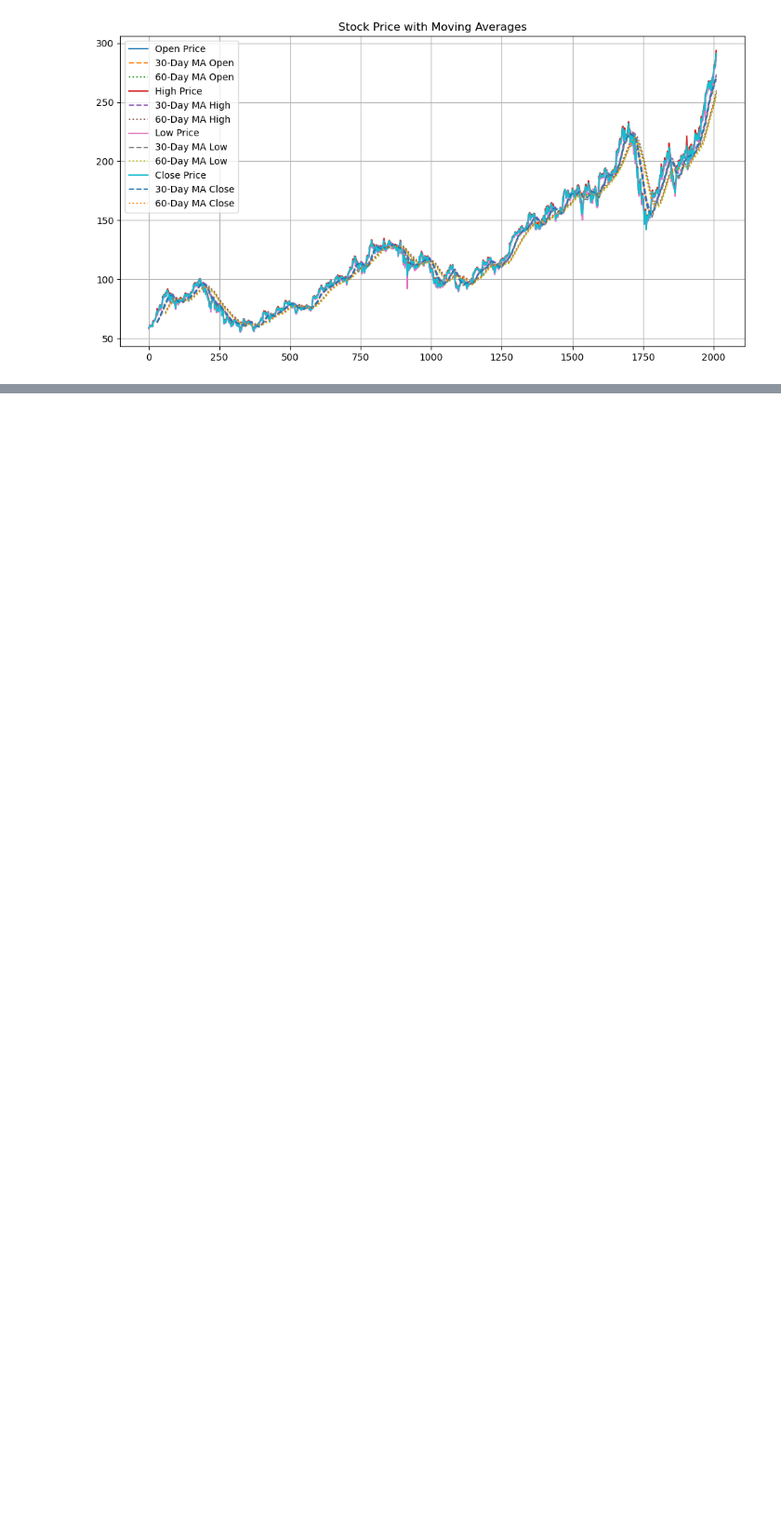
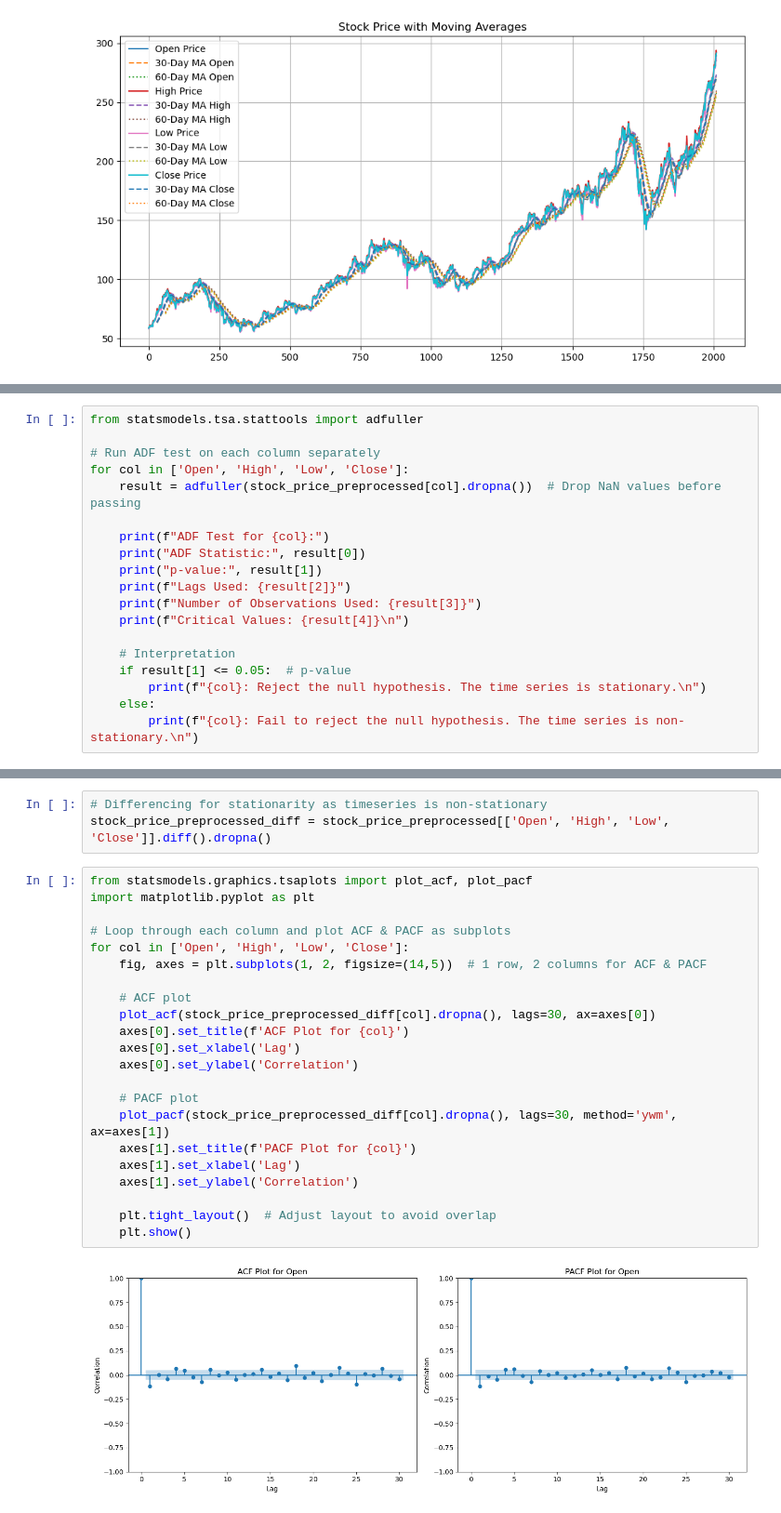
Before and after one commit to nishchalkp/Stock_Market_Analysis, a Jupyter notebook: eda/Exploratory_Data_Analysis.ipynb, the cells around one changed output, grey strips where cells are left out. Shown: that part at 93% size. Drawn from its saved outputs; the diff is of its cells as text; blank space fills up the shorter version.

```diff
--- a/eda/Exploratory_Data_Analysis.ipynb
+++ b/eda/Exploratory_Data_Analysis.ipynb
@@ -168,0 +171,19 @@ stock_price_preprocessed.head(40)
+# %%
+from statsmodels.tsa.stattools import adfuller
+
+# Run ADF test on each column separately
+for col in ['Open', 'High', 'Low', 'Close']:
+    result = adfuller(stock_price_preprocessed[col].dropna())  # Drop NaN values before passing
+
+    print(f"ADF Test for {col}:")
+    print("ADF Statistic:", result[0])
+    print("p-value:", result[1])
+    print(f"Lags Used: {result[2]}")
+    print(f"Number of Observations Used: {result[3]}")
+    print(f"Critical Values: {result[4]}\n")
+
+    # Interpretation
+    if result[1] <= 0.05:  # p-value
+        print(f"{col}: Reject the null hypothesis. The time series is stationary.\n")
+    else:
+        print(f"{col}: Fail to reject the null hypothesis. The time series is non-stationary.\n")
@@ -168,0 +208,27 @@ stock_price_preprocessed.head(40)
+# %%
+# Differencing for stationarity as timeseries is non-stationary
+stock_price_preprocessed_diff = stock_price_preprocessed[['Open', 'High', 'Low', 'Close']].diff().dropna()
+# %%
+from statsmodels.graphics.tsaplots import plot_acf, plot_pacf
+import matplotlib.pyplot as plt
+
+# Loop through each column and plot ACF & PACF as subplots
+for col in ['Open', 'High', 'Low', 'Close']:
+    fig, axes = plt.subplots(1, 2, figsize=(14,5))  # 1 row, 2 columns for ACF & PACF
+
+    # ACF plot
+    plot_acf(stock_price_preprocessed_diff[col].dropna(), lags=30, ax=axes[0])
+    axes[0].set_title(f'ACF Plot for {col}')
+    axes[0].set_xlabel('Lag')
+    axes[0].set_ylabel('Correlation')
+
+    # PACF plot
+    plot_pacf(stock_price_preprocessed_diff[col].dropna(), lags=30, method='ywm', ax=axes[1])
+    axes[1].set_title(f'PACF Plot for {col}')
+    axes[1].set_xlabel('Lag')
+    axes[1].set_ylabel('Correlation')
+
+    plt.tight_layout()  # Adjust layout to avoid overlap
+    plt.show()
+# %% [output]
+[figure, added]
```
Also changed, not shown: parts of 16 cells of this notebook, 2 other files.
